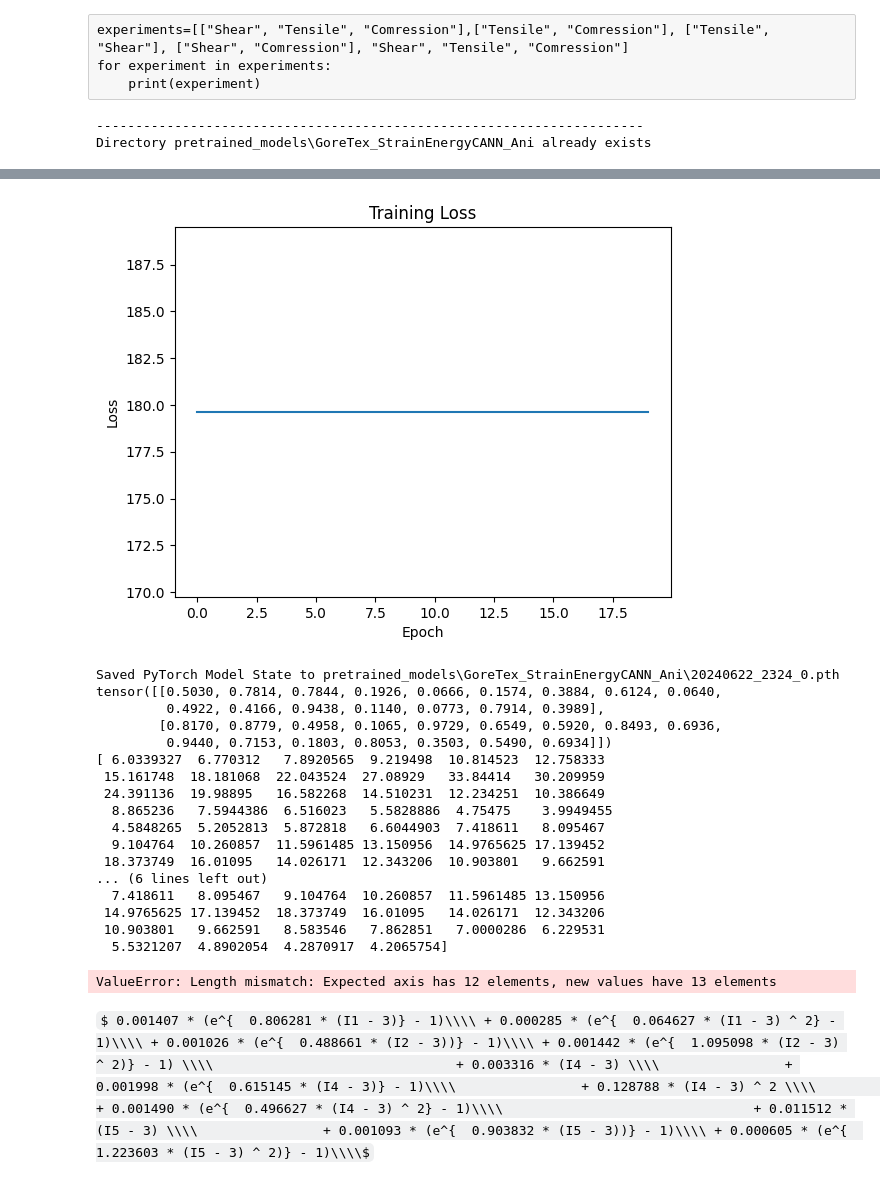
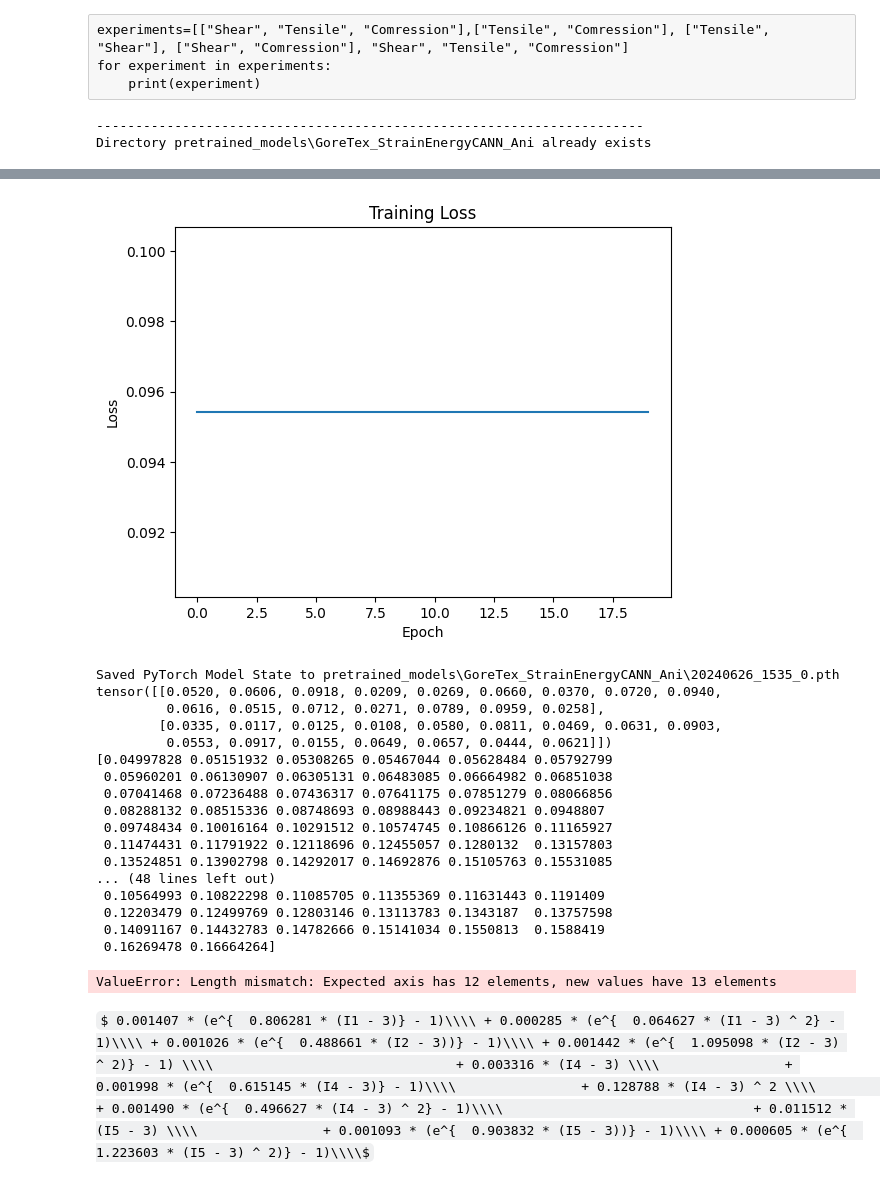
Before and after one commit to 23Grammer58/data-driven-constitutive-modelling, a Jupyter notebook: src/CANN_torch/GoreTex.ipynb, the cells around one changed output, grey strips where cells are left out. Drawn from its saved outputs; the diff is of its cells as text; code cells hidden in the pictures; some formulas as TeX source.

```diff
--- a/src/CANN_torch/GoreTex.ipynb
+++ b/src/CANN_torch/GoreTex.ipynb
@@ -37,5 +42,5 @@ get_list_of_paths_to_experiments_type()
 # %%
-experiment = "uniaxial"
+experiment = "biaxial"
 experiments_path = get_list_of_paths_to_experiments_type(experiment)
 data_frames = [load_and_extract(file, file[-11:-4]) for file in experiments_path]
 
@@ -43,20 +48,26 @@ data_frames = [load_and_extract(file, file[-11:-4]) for file in experiments_path
 
 df = pd.concat(data_frames, ignore_index=True)
 thinned_data_frames = []
-num_points = 100
+num_points = -1
 
-sampled_df_list = []
+df_list = []
 
 for df in data_frames:
-    indices = np.linspace(10, len(df) - 1, num_points, dtype=int)
-    # df[1] = df[1] / 10**6
-    sampled_df = pd.DataFrame(df.iloc[indices].copy())
+    if num_points != -1:
+        indices = np.linspace(10, len(df) - 1, num_points, dtype=int)
+        # df[1] = df[1] / 10**6
+        df = pd.DataFrame(df.iloc[indices].copy())
     # print(type(sampled_df))
-    sampled_df['lambdas'] = list(zip(sampled_df['lambda_clamps_X'], sampled_df['lambda_clamps_Y']))
-    sampled_df['stresses'] = list(zip(sampled_df['mean_stress_x_mpa'], sampled_df['mean_stress_y_mpa']))
-    sampled_df_list.append(sampled_df[:50])
+    df['lambdas'] = list(zip(df['lambda_clamps_X'], df['lambda_clamps_Y']))
+    df['stresses'] = list(zip(df['mean_stress_x_mpa'], df['mean_stress_y_mpa']))
+    df_list.append(df[:50])
+    # df_list.append(df)
     # thinned_df = df.iloc[::len(df) // 20, :]  # Выбор каждого 45-го значения
     # thinned_data_frames.append(thinned_df)
-data_frames = sampled_df_list
-data_frames = data_frames
+data_frames = df_list
+# df.iloc[40:60]
+df_list[1]
+# thinned_data_frames
 # sampled_df_list[0]
+# for item in data_frames:
+    # print(item)
@@ -334,7 +377,7 @@ for model in models:
 # plt.ylabel('P')
 # plt.title('Predictions vs. Targets')
 # plt.legend()
-
+12
 plt.show()
 # %% [output]
 ----------------------------------------------------------------------
@@ -359,21 +402,21 @@ Epoch [20/20], Loss: 179.63052673, Test metric: 179.63052673
-[figure, old version]
+[figure, new version]
-Saved PyTorch Model State to pretrained_models\GoreTex_StrainEnergyCANN_Ani\20240622_2324_0.pth
-tensor([[0.5030, 0.7814, 0.7844, 0.1926, 0.0666, 0.1574, 0.3884, 0.6124, 0.0640,
-         0.4922, 0.4166, 0.9438, 0.1140, 0.0773, 0.7914, 0.3989],
-        [0.8170, 0.8779, 0.4958, 0.1065, 0.9729, 0.6549, 0.5920, 0.8493, 0.6936,
-         0.9440, 0.7153, 0.1803, 0.8053, 0.3503, 0.5490, 0.6934]])
-[ 6.0339327  6.770312   7.8920565  9.219498  10.814523  12.758333
- 15.161748  18.181068  22.043524  27.08929   33.84414   30.209959
- 24.391136  19.98895   16.582268  14.510231  12.234251  10.386649
-  8.865236   7.5944386  6.516023   5.5828886  4.75475    3.9949455
-  4.5848265  5.2052813  5.872818   6.6044903  7.418611   8.095467
-  9.104764  10.260857  11.5961485 13.150956  14.9765625 17.139452
- 18.373749  16.01095   14.026171  12.343206  10.903801   9.662591
-... (6 lines left out)
-  7.418611   8.095467   9.104764  10.260857  11.5961485 13.150956
- 14.9765625 17.139452  18.373749  16.01095   14.026171  12.343206
- 10.903801   9.662591   8.583546   7.862851   7.0000286  6.229531
-  5.5321207  4.8902054  4.2870917  4.2065754]
+Saved PyTorch Model State to pretrained_models\GoreTex_StrainEnergyCANN_Ani\20240626_1535_0.pth
+tensor([[0.0520, 0.0606, 0.0918, 0.0209, 0.0269, 0.0660, 0.0370, 0.0720, 0.0940,
+         0.0616, 0.0515, 0.0712, 0.0271, 0.0789, 0.0959, 0.0258],
+        [0.0335, 0.0117, 0.0125, 0.0108, 0.0580, 0.0811, 0.0469, 0.0631, 0.0903,
+         0.0553, 0.0917, 0.0155, 0.0649, 0.0657, 0.0444, 0.0621]])
+[0.04997828 0.05151932 0.05308265 0.05467044 0.05628484 0.05792799
+ 0.05960201 0.06130907 0.06305131 0.06483085 0.06664982 0.06851038
+ 0.07041468 0.07236488 0.07436317 0.07641175 0.07851279 0.08066856
+ 0.08288132 0.08515336 0.08748693 0.08988443 0.09234821 0.0948807
+ 0.09748434 0.10016164 0.10291512 0.10574745 0.10866126 0.11165927
+ 0.11474431 0.11791922 0.12118696 0.12455057 0.1280132  0.13157803
+ 0.13524851 0.13902798 0.14292017 0.14692876 0.15105763 0.15531085
+... (48 lines left out)
+ 0.10564993 0.10822298 0.11085705 0.11355369 0.11631443 0.1191409
+ 0.12203479 0.12499769 0.12803146 0.13113783 0.1343187  0.13757598
+ 0.14091167 0.14432783 0.14782666 0.15141034 0.1550813  0.1588419
+ 0.16269478 0.16664264]
 ValueError: Length mismatch: Expected axis has 12 elements, new values have 13 elements
 # %%
 combined_data
```
Also changed, not shown: parts of 8 cells of this notebook, 2 other files.
